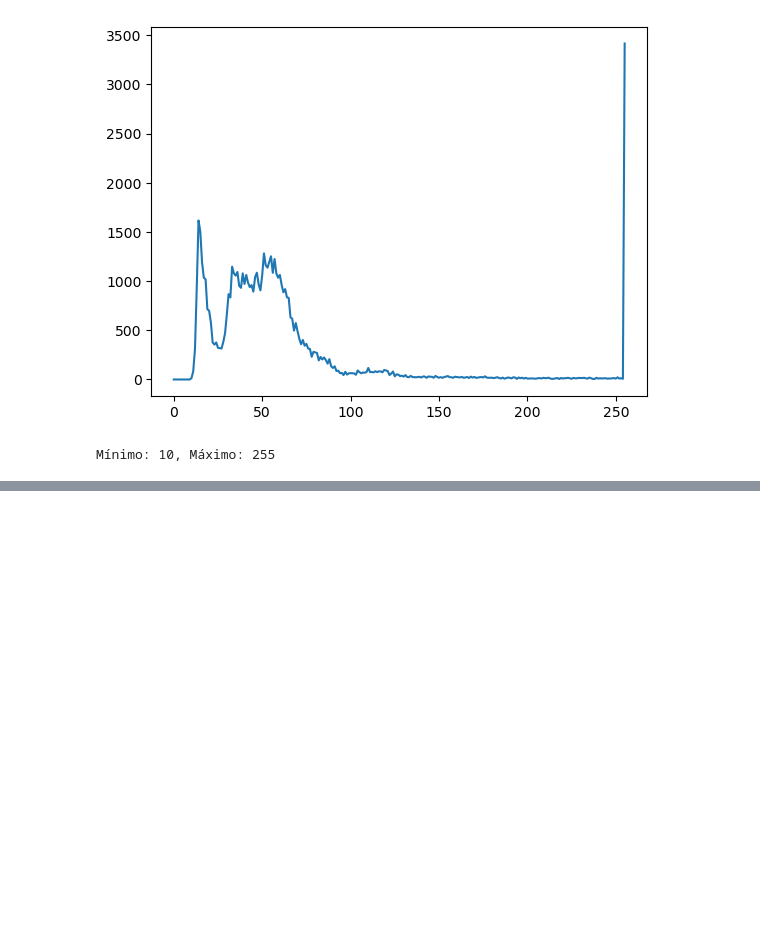
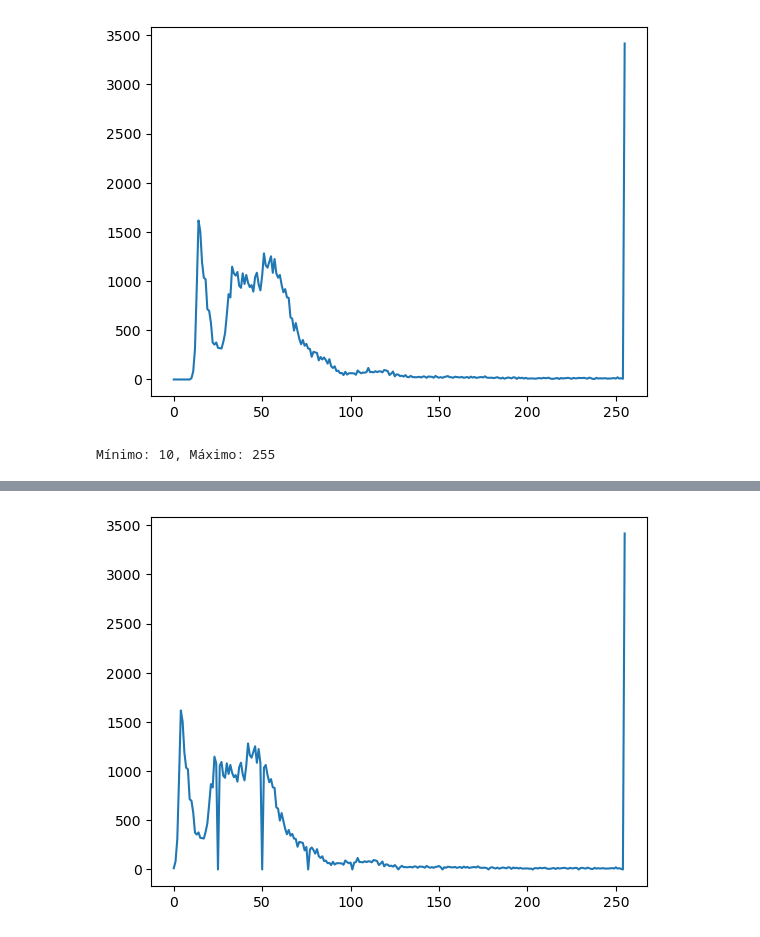
Before and after one commit to ImagenesYVision/Taller2, a Jupyter notebook: Taller2.ipynb, the cells around one changed output, grey strips where cells are left out. Cells and saved outputs as stored; diff of their text form; code cells hidden in the pictures; blank space fills up the shorter version.

```diff
--- a/Taller2.ipynb
+++ b/Taller2.ipynb
@@ -33,0 +34,6 @@ Clipping input data to the valid range for imshow with RGB data ([0..1] for floa
+# %%
+hist = cv2.calcHist([bougieRescaled],[0],None,[256],[0,256])
+plt.plot(hist)
+plt.show()
+# %% [output]
+[figure, added]
```
Also changed, not shown: parts of 18 cells of this notebook.
